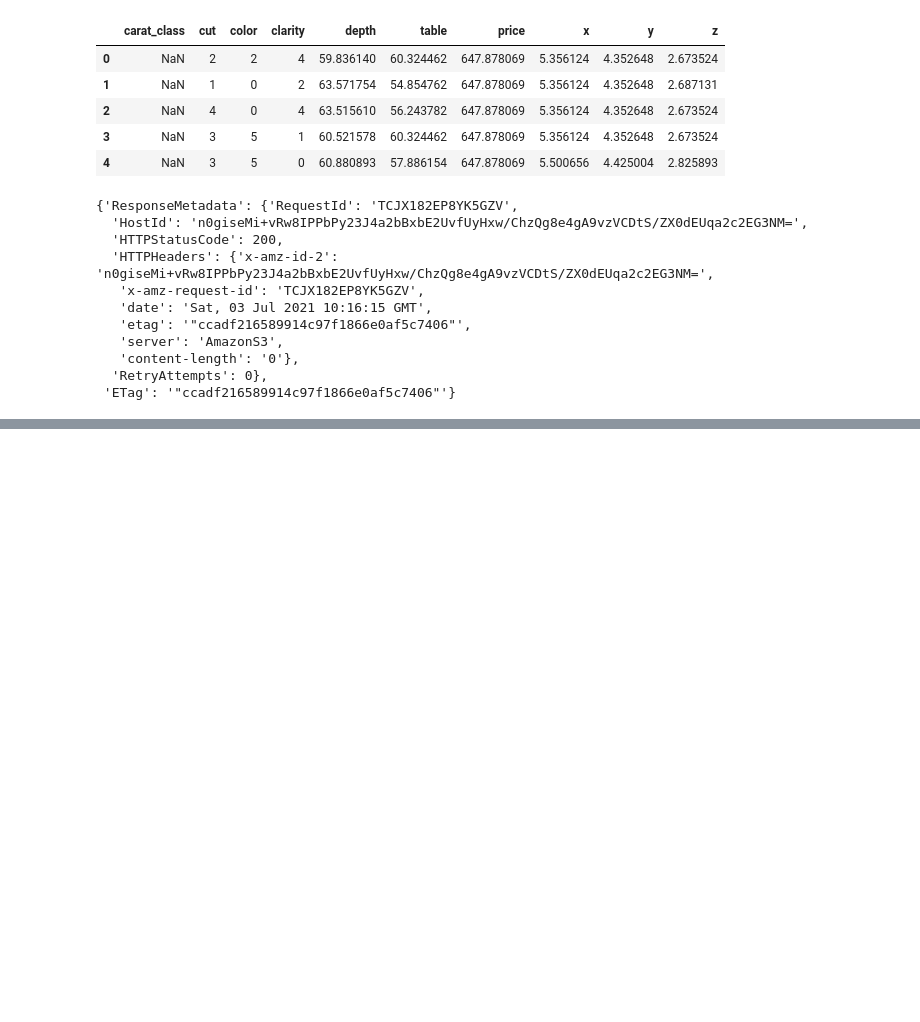
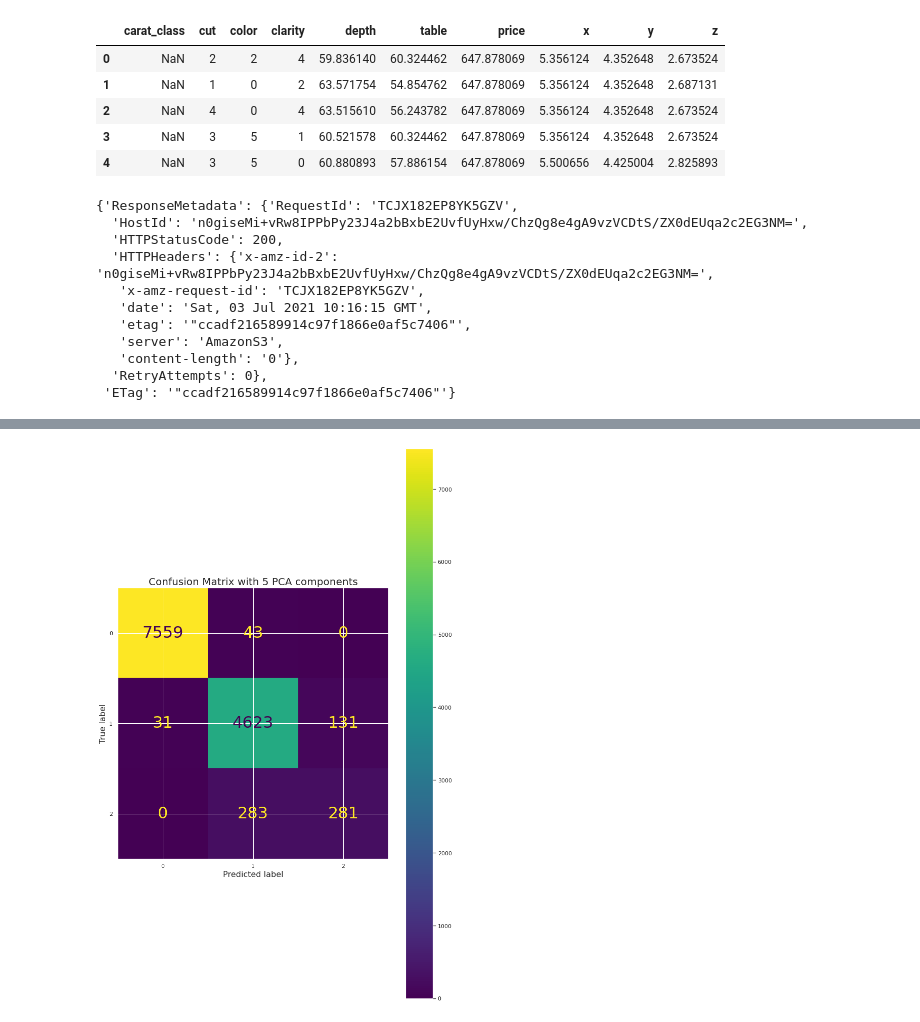
Before and after one commit to mattecora/DiamondClassifier, a Jupyter notebook: sagemaker/ExploratoryDataAnalysis.ipynb, the cells around one changed output, grey strips where cells are left out. Cells and saved outputs as stored; diff of their text form; code cells hidden in the pictures; blank space fills up the shorter version.

Commit message:
Added features visualization and baseline model

```diff
--- a/sagemaker/ExploratoryDataAnalysis.ipynb
+++ b/sagemaker/ExploratoryDataAnalysis.ipynb
@@ -201,3 +201,8 @@ boto3.resource('s3').Object(bucket, test_path_file).put(Body=csv_buffer.getvalue
    'content-length': '0'},
   'RetryAttempts': 0},
  'ETag': '"ccadf216589914c97f1866e0af5c7406"'}
+# %%
+prep_train_path = os.path.join('s3://', bucket, 'preprocess/prep_train.csv')
+prep_train = pd.read_csv(prep_train_path)
+print("Prep_train dataset has: {} rows and {} columns".format(prep_train.shape[0], prep_train.shape[1]))
+prep_train.head()
@@ -203,0 +258,91 @@ boto3.resource('s3').Object(bucket, test_path_file).put(Body=csv_buffer.getvalue
+# %%
+seed = 0
+
+target = prep_train['carat_class']
+data = prep_train.drop(labels = ['carat_class'],axis = 1)
+sample_train, sample_val, label_train, label_val = \
+    train_test_split(data, target, test_size=0.3, random_state=seed)
+# %%
+# Standardize all numerical features
+std_scale = StandardScaler().fit(sample_train)
+scaled_train = std_scale.transform(sample_train)
+scaled_val = std_scale.transform(sample_val)
+# %%
+balanced = False
+
+rmse_list = []
+r2_list = []
+accuracy_list = []
+precision_list = []
+recall_list = []
+
+for feature_dim in range(5,6):
+    #feature_dim = 4
+    """
+    Perform PCA in order to reduce the dataset dimensionality.
+    """
+    pca = PCA(n_components=feature_dim).fit(scaled_train)
+    pca_train = pca.transform(scaled_train)
+    pca_val = pca.transform(scaled_val)
+
+    #pca.explained_variance_ratio_
+    """
+    Take a balanced set of
+    """
+    if balanced:
+        _, train_counts = np.unique(label_train, return_counts=True)
+        train_n = train_counts.min()
+
+        train_mask = np.hstack([np.random.choice(np.where(label_train == l)[0], train_n, replace=False)
+                              for l in np.unique(label_train)])
+        train_mask
+
+        _, val_counts = np.unique(label_val, return_counts=True)
+        val_n = val_counts.min()
+
+        val_mask = np.hstack([np.random.choice(np.where(label_val == l)[0], val_n, replace=False)
+                              for l in np.unique(label_val)])
+        val_mask
+    else:
+        train_mask = np.array(range(pca_train.shape[0]))
+        val_mask = np.array(range(pca_val.shape[0]))
+
+    X_train = pca_train[train_mask]
+    X_val = pca_val[val_mask]
+
+    y_train = label_train.to_numpy()[train_mask]
+    y_val = label_val.to_numpy()[val_mask]
+
+
+    t0 = time.time()
+
+    reg = SVC(gamma='auto',kernel='linear', C = 1.0, random_state = seed)
+    reg = reg.fit(X=X_train,y=y_train)
+    reg.score(X_train,y_train)
+    pred = reg.predict(X_val)
+    t1 = time.time()
+
+    rmse = mean_squared_error(y_val,pred)
+    r2 = r2_score(y_val,pred)
+    max_err = max_error(y_val,pred)
+    acc = accuracy_score(y_val,pred)
+    precision = precision_score(y_val,pred,average = 'micro')
+    recall = recall_score(y_val,pred,average = 'micro')
+    print('Time: ', t1-t0)
+    print('rmse: ', rmse)
+    print('r2: ', r2)
+    print('max_error: ', max_err)
+    print('accuracy_score: ', acc)
+    print('\n')
+    rmse_list.append(rmse)
+    r2_list.append(r2)
+    accuracy_list.append(acc)
+    precision_list.append(precision)
+    recall_list.append(recall)
+
+    plot_confusion_matrix(reg, pca_val, label_val)
+    plt.title('Confusion Matrix with ' + str(feature_dim) + ' PCA components')
+    plt.show()
+
+    print(classification_report(y_val,pred))
+# %% [output]
@@ -203,0 +354 @@ boto3.resource('s3').Object(bucket, test_path_file).put(Body=csv_buffer.getvalue
+[figure, added]
```
Also changed, not shown: parts of 12 cells of this notebook.
